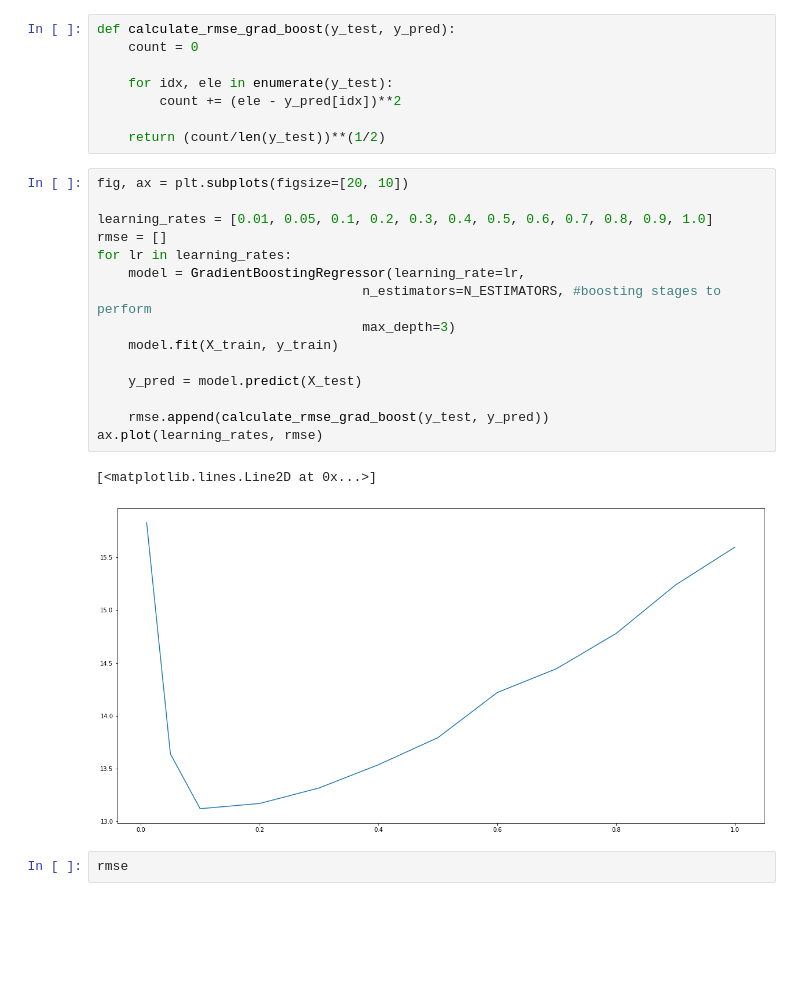
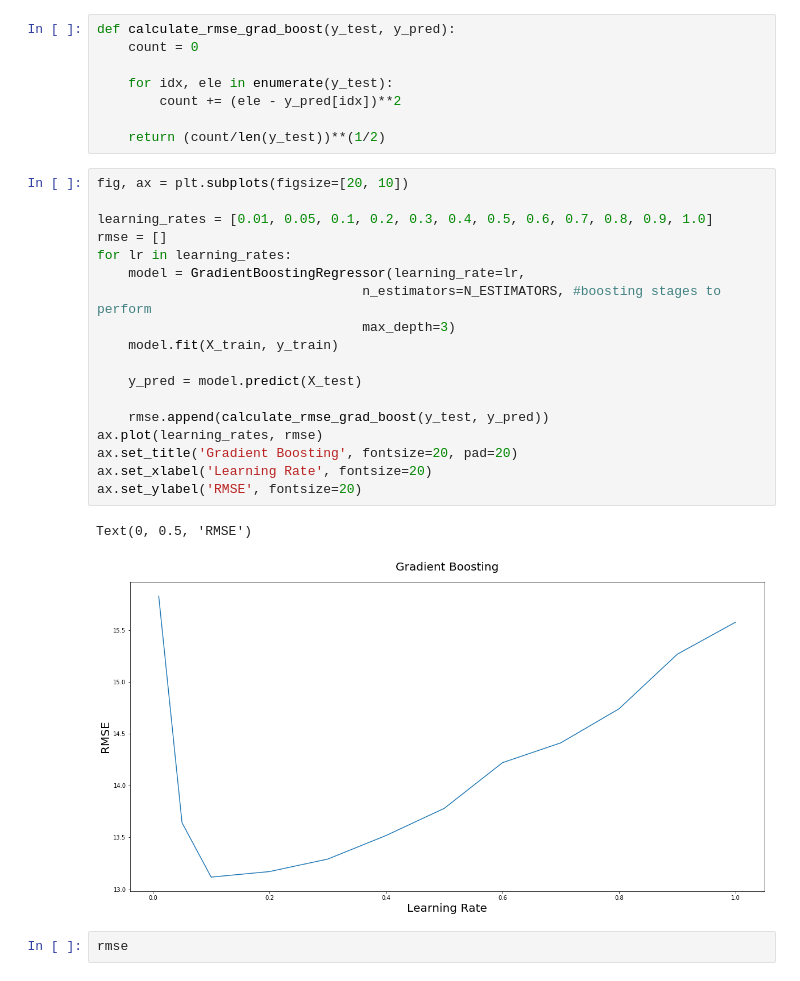
Before and after one commit to yueweng/wine-predictions, a Jupyter notebook: capstone.ipynb, the cells around one changed output. Saved outputs shown, nothing was run; the diff lists cells and outputs as text; blank space fills up the shorter version.

```diff
--- a/capstone.ipynb
+++ b/capstone.ipynb
@@ -438,21 +438,24 @@ def calculate_rmse_grad_boost(y_test, y_pred):
 # %%
 fig, ax = plt.subplots(figsize=[20, 10])
 
 learning_rates = [0.01, 0.05, 0.1, 0.2, 0.3, 0.4, 0.5, 0.6, 0.7, 0.8, 0.9, 1.0]
 rmse = []
 for lr in learning_rates:
     model = GradientBoostingRegressor(learning_rate=lr,
                                   n_estimators=N_ESTIMATORS, #boosting stages to perform
                                   max_depth=3)
     model.fit(X_train, y_train)
 
     y_pred = model.predict(X_test)
 
     rmse.append(calculate_rmse_grad_boost(y_test, y_pred))
 ax.plot(learning_rates, rmse)
+ax.set_title('Gradient Boosting', fontsize=20, pad=20)
+ax.set_xlabel('Learning Rate', fontsize=20)
+ax.set_ylabel('RMSE', fontsize=20)
 # %% [output]
-[<matplotlib.lines.Line2D at 0x...>]
+Text(0, 0.5, 'RMSE')
-[figure, old version]
+[figure, new version]
 # %%
 rmse
 # %% [output]
```
Also changed, not shown: parts of 1 cell of this notebook, 3 other files.
